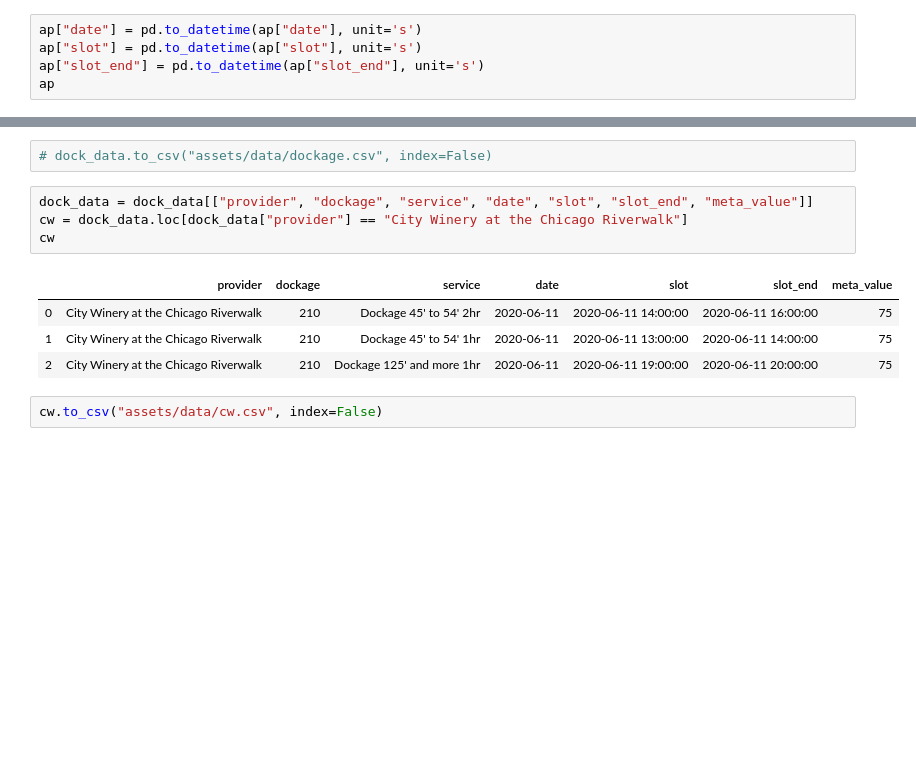
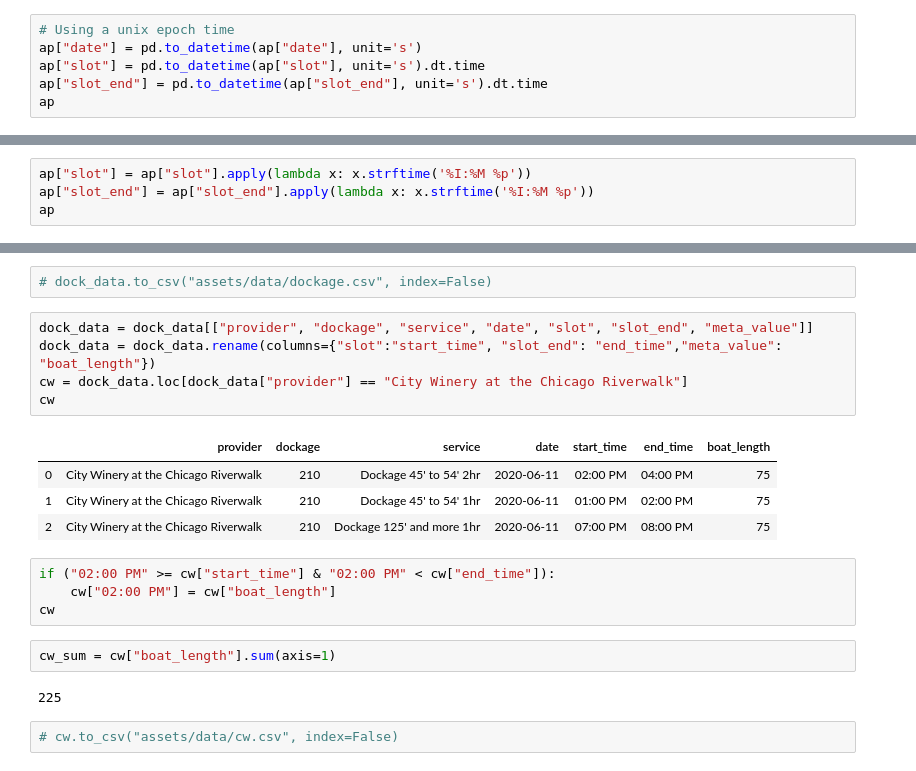
Before and after one commit to abejones26/downtown_docks, a Jupyter notebook: Dockage.ipynb, the cells around one changed output, grey strips where cells are left out. Cells and saved outputs as stored; diff of their text form; blank space fills up the shorter version.

```diff
--- a/Dockage.ipynb
+++ b/Dockage.ipynb
@@ -27,9 +28,10 @@ ap
 # %% [markdown]
 ### Convert data series to DateTime format
 # %%
+# Using a unix epoch time
 ap["date"] = pd.to_datetime(ap["date"], unit='s')
-ap["slot"] = pd.to_datetime(ap["slot"], unit='s')
-ap["slot_end"] = pd.to_datetime(ap["slot_end"], unit='s')
+ap["slot"] = pd.to_datetime(ap["slot"], unit='s').dt.time
+ap["slot_end"] = pd.to_datetime(ap["slot_end"], unit='s').dt.time
 ap
 # %% [output]
 |  | ID | status | service | provider | user_email | date | slot | slot_end | order_id | user_id | ... |
@@ -40,0 +45,4 @@ ap
+# %%
+ap["slot"] = ap["slot"].apply(lambda x: x.strftime('%I:%M %p'))
+ap["slot_end"] = ap["slot_end"].apply(lambda x: x.strftime('%I:%M %p'))
+ap
@@ -116,13 +131,22 @@ dock_data
 # dock_data.to_csv("assets/data/dockage.csv", index=False)
 # %%
 dock_data = dock_data[["provider", "dockage", "service", "date", "slot", "slot_end", "meta_value"]]
+dock_data = dock_data.rename(columns={"slot":"start_time", "slot_end": "end_time","meta_value": "boat_length"})
 cw = dock_data.loc[dock_data["provider"] == "City Winery at the Chicago Riverwalk"]
 cw
 # %% [output]
-|  | provider | dockage | service | date | slot | slot_end | meta_value |
-| 0 | City Winery at the Chicago Riverwalk | 210 | Dockage 45' to 54' 2hr | 2020-06-11 | 2020-06-11 14:00:00 | 2020-06-11 16:00:00 | 75 |
-| 1 | City Winery at the Chicago Riverwalk | 210 | Dockage 45' to 54' 1hr | 2020-06-11 | 2020-06-11 13:00:00 | 2020-06-11 14:00:00 | 75 |
-| 2 | City Winery at the Chicago Riverwalk | 210 | Dockage 125' and more 1hr | 2020-06-11 | 2020-06-11 19:00:00 | 2020-06-11 20:00:00 | 75 |
+|  | provider | dockage | service | date | start_time | end_time | boat_length |
+| 0 | City Winery at the Chicago Riverwalk | 210 | Dockage 45' to 54' 2hr | 2020-06-11 | 02:00 PM | 04:00 PM | 75 |
+| 1 | City Winery at the Chicago Riverwalk | 210 | Dockage 45' to 54' 1hr | 2020-06-11 | 01:00 PM | 02:00 PM | 75 |
+| 2 | City Winery at the Chicago Riverwalk | 210 | Dockage 125' and more 1hr | 2020-06-11 | 07:00 PM | 08:00 PM | 75 |
+# %%
+if ("02:00 PM" >= cw["start_time"] & "02:00 PM" < cw["end_time"]):
+    cw["02:00 PM"] = cw["boat_length"]
+cw
+# %%
+cw_sum = cw["boat_length"].sum(axis=1)
+# %% [output]
+225
 # %%
-cw.to_csv("assets/data/cw.csv", index=False)
+# cw.to_csv("assets/data/cw.csv", index=False)
 # %%
```
Also changed, not shown: parts of 9 cells of this notebook.
